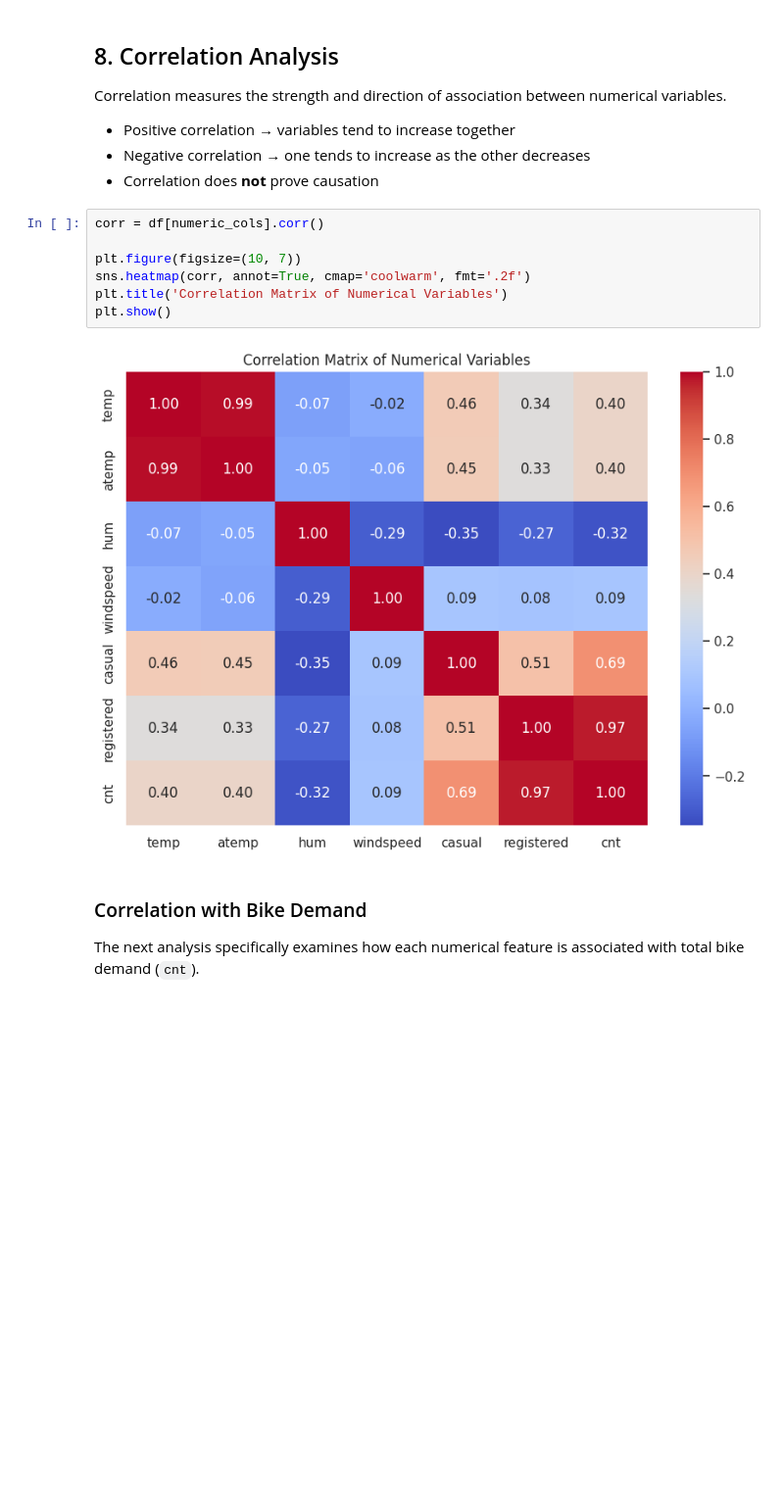
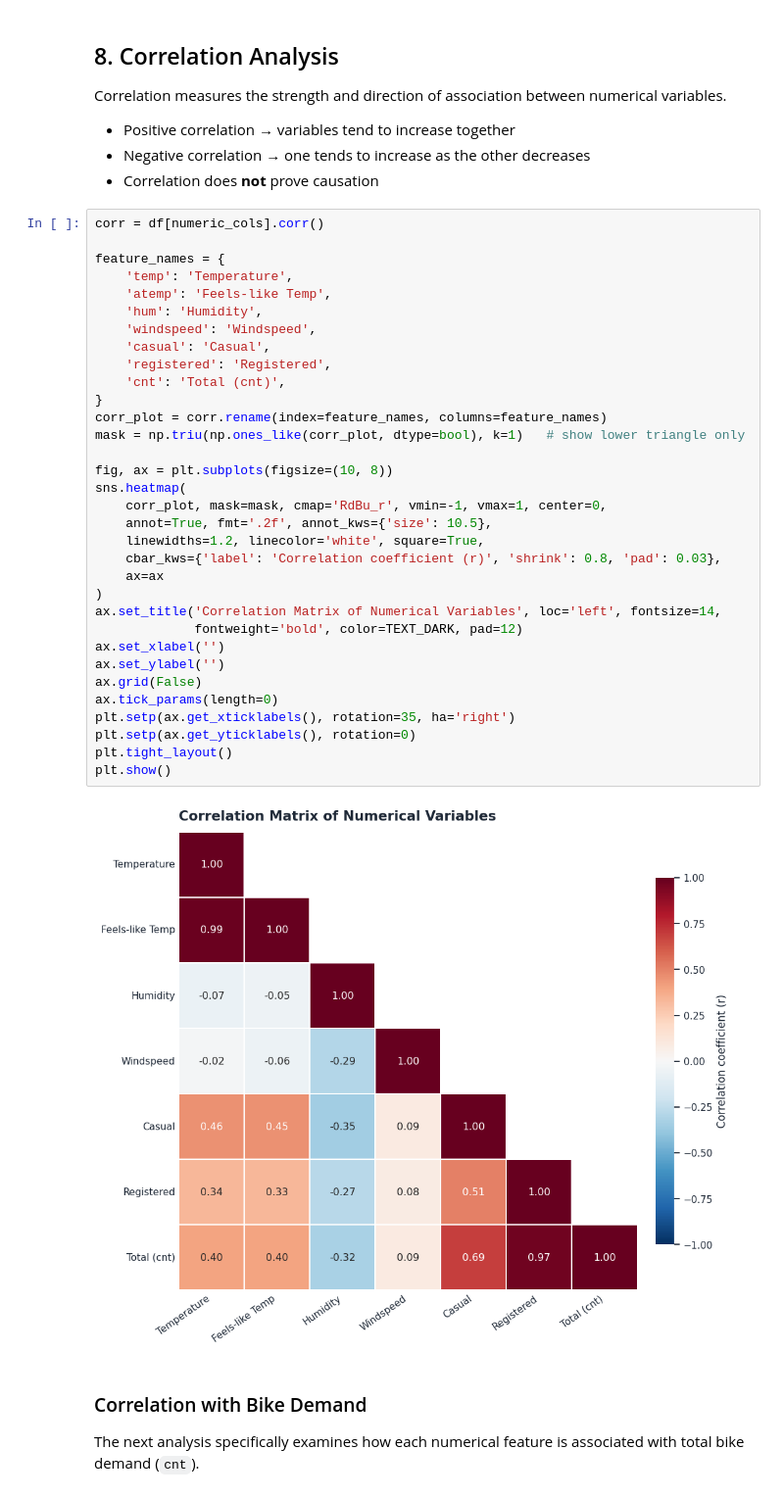
Before and after one commit to greshmaarajesh/ML-Final-Lab-Group-11, a Jupyter notebook: notebooks/EDA.ipynb, the cells around one changed output. Shown at 98% size. Drawn from its saved outputs; the diff is of its cells as text; blank space fills up the shorter version.

```diff
--- a/notebooks/EDA.ipynb
+++ b/notebooks/EDA.ipynb
@@ -367,12 +604,38 @@ Correlation measures the strength and direction of association between numerical
 # %%
 corr = df[numeric_cols].corr()
 
-plt.figure(figsize=(10, 7))
-sns.heatmap(corr, annot=True, cmap='coolwarm', fmt='.2f')
-plt.title('Correlation Matrix of Numerical Variables')
+feature_names = {
+    'temp': 'Temperature',
+    'atemp': 'Feels-like Temp',
+    'hum': 'Humidity',
+    'windspeed': 'Windspeed',
+    'casual': 'Casual',
+    'registered': 'Registered',
+    'cnt': 'Total (cnt)',
+}
+corr_plot = corr.rename(index=feature_names, columns=feature_names)
+mask = np.triu(np.ones_like(corr_plot, dtype=bool), k=1)   # show lower triangle only
+
+fig, ax = plt.subplots(figsize=(10, 8))
+sns.heatmap(
+    corr_plot, mask=mask, cmap='RdBu_r', vmin=-1, vmax=1, center=0,
+    annot=True, fmt='.2f', annot_kws={'size': 10.5},
+    linewidths=1.2, linecolor='white', square=True,
+    cbar_kws={'label': 'Correlation coefficient (r)', 'shrink': 0.8, 'pad': 0.03},
+    ax=ax
+)
+ax.set_title('Correlation Matrix of Numerical Variables', loc='left', fontsize=14,
+             fontweight='bold', color=TEXT_DARK, pad=12)
+ax.set_xlabel('')
+ax.set_ylabel('')
+ax.grid(False)
+ax.tick_params(length=0)
+plt.setp(ax.get_xticklabels(), rotation=35, ha='right')
+plt.setp(ax.get_yticklabels(), rotation=0)
+plt.tight_layout()
 plt.show()
 # %% [output]
-[figure, old version]
+[figure, new version]
 # %% [markdown]
 ### Correlation with Bike Demand
 
```
Also changed, not shown: parts of 45 cells of this notebook.
